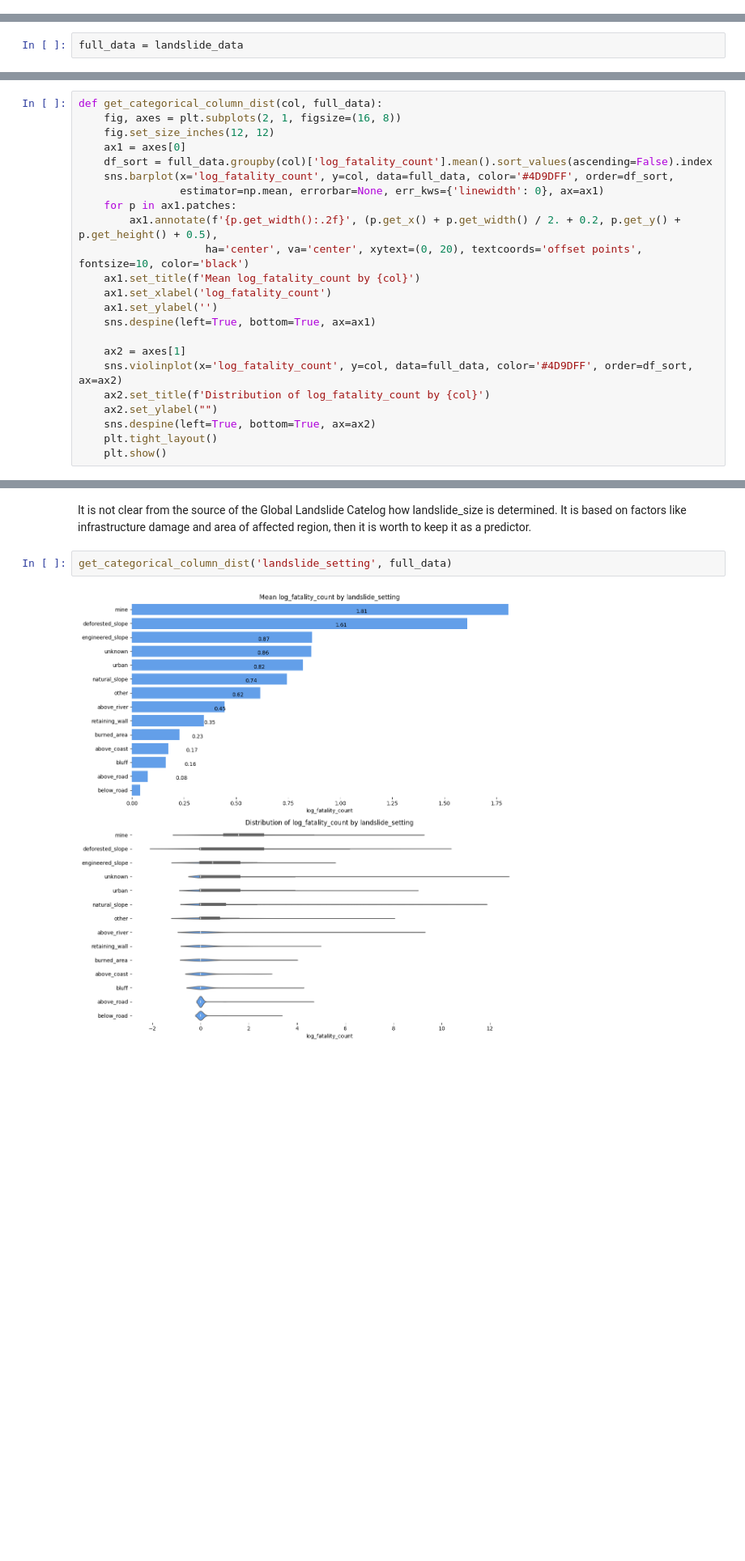
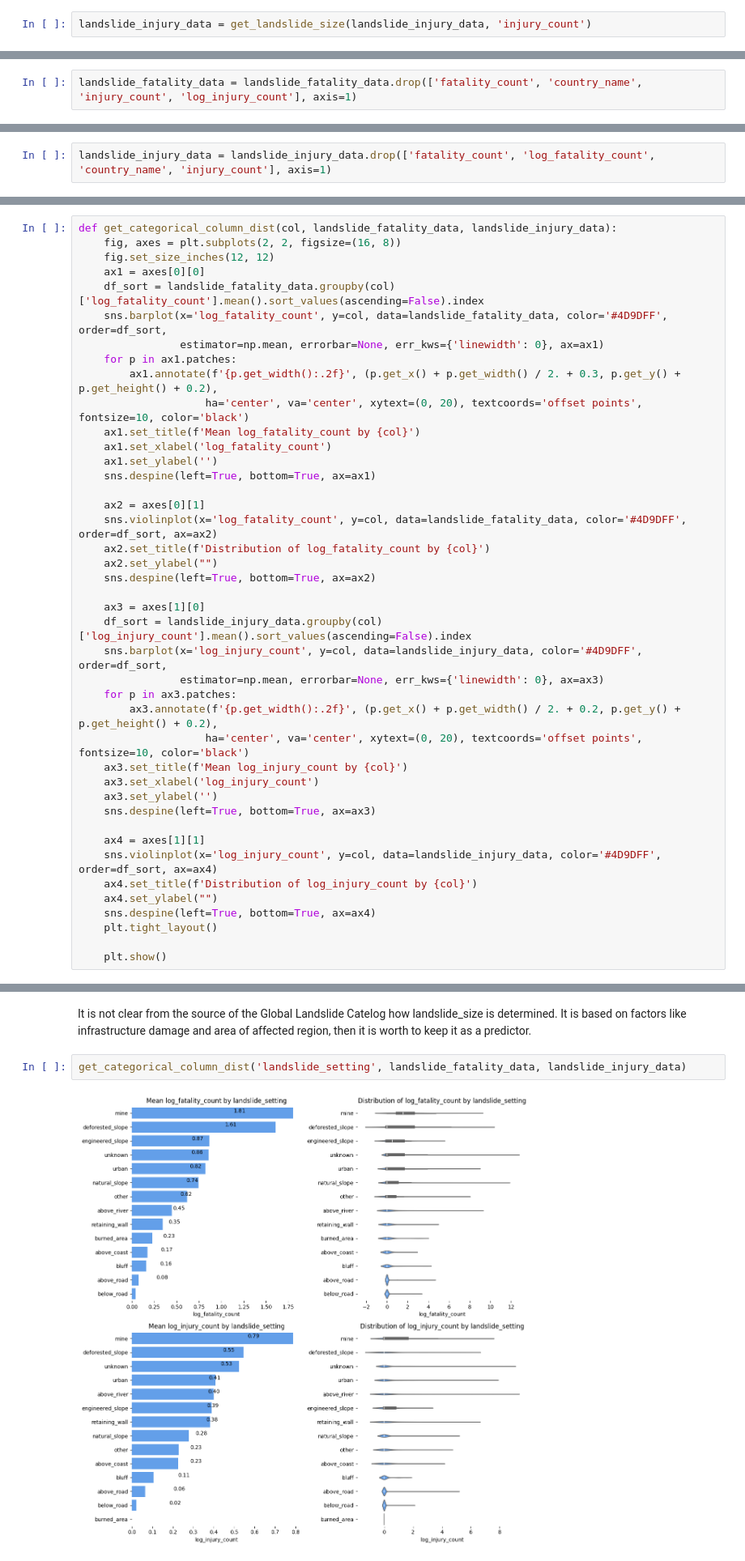
Before and after one commit to yuki172/global-landslide, a Jupyter notebook: main.ipynb, the cells around one changed output, grey strips where cells are left out. Shown at 81% size. Saved outputs shown, nothing was run; the diff lists cells and outputs as text; blank space fills up the shorter version.

```diff
--- a/main.ipynb
+++ b/main.ipynb
@@ -355,6 +336,8 @@ np.int64(0)
+# %%
+landslide_injury_data = get_landslide_size(landslide_injury_data, 'injury_count')
 # %% [markdown]
 <div style="font-size: 20px"><b>Final Data and Variables Selection</b></div>
 # %% [markdown]
 <div style="border: 1px solid lightgrey; width: 80%"></div>
 # %%
-full_data = landslide_data
+landslide_fatality_data = landslide_fatality_data.drop(['fatality_count', 'country_name', 'injury_count', 'log_injury_count'], axis=1)
@@ -379,0 +344,2 @@ Index(['year', 'hour', 'month', 'event_source', 'landslide_category',
+# %%
+landslide_injury_data = landslide_injury_data.drop(['fatality_count', 'log_fatality_count', 'country_name', 'injury_count'], axis=1)
@@ -444,26 +419,45 @@ None of the time variables seem to provide a lot of information on casualty, whi
 categorical_columns = ['event_source', 'landslide_category', 'landslide_trigger',
        'landslide_size', 'landslide_setting']
 # %%
-def get_categorical_column_dist(col, full_data):
-    fig, axes = plt.subplots(2, 1, figsize=(16, 8))
+def get_categorical_column_dist(col, landslide_fatality_data, landslide_injury_data):
+    fig, axes = plt.subplots(2, 2, figsize=(16, 8))
     fig.set_size_inches(12, 12)
-    ax1 = axes[0]
-    df_sort = full_data.groupby(col)['log_fatality_count'].mean().sort_values(ascending=False).index
-    sns.barplot(x='log_fatality_count', y=col, data=full_data, color='#4D9DFF', order=df_sort,
+    ax1 = axes[0][0]
+    df_sort = landslide_fatality_data.groupby(col)['log_fatality_count'].mean().sort_values(ascending=False).index
+    sns.barplot(x='log_fatality_count', y=col, data=landslide_fatality_data, color='#4D9DFF', order=df_sort,
                 estimator=np.mean, errorbar=None, err_kws={'linewidth': 0}, ax=ax1)
     for p in ax1.patches:
-        ax1.annotate(f'{p.get_width():.2f}', (p.get_x() + p.get_width() / 2. + 0.2, p.get_y() + p.get_height() + 0.5),
+        ax1.annotate(f'{p.get_width():.2f}', (p.get_x() + p.get_width() / 2. + 0.3, p.get_y() + p.get_height() + 0.2),
                     ha='center', va='center', xytext=(0, 20), textcoords='offset points', fontsize=10, color='black')
     ax1.set_title(f'Mean log_fatality_count by {col}')
     ax1.set_xlabel('log_fatality_count')
     ax1.set_ylabel('')
     sns.despine(left=True, bottom=True, ax=ax1)
 
-    ax2 = axes[1]
-    sns.violinplot(x='log_fatality_count', y=col, data=full_data, color='#4D9DFF', order=df_sort, ax=ax2)
+    ax2 = axes[0][1]
+    sns.violinplot(x='log_fatality_count', y=col, data=landslide_fatality_data, color='#4D9DFF', order=df_sort, ax=ax2)
     ax2.set_title(f'Distribution of log_fatality_count by {col}')
     ax2.set_ylabel("")
     sns.despine(left=True, bottom=True, ax=ax2)
+
+    ax3 = axes[1][0]
+    df_sort = landslide_injury_data.groupby(col)['log_injury_count'].mean().sort_values(ascending=False).index
+    sns.barplot(x='log_injury_count', y=col, data=landslide_injury_data, color='#4D9DFF', order=df_sort,
+                estimator=np.mean, errorbar=None, err_kws={'linewidth': 0}, ax=ax3)
+    for p in ax3.patches:
+        ax3.annotate(f'{p.get_width():.2f}', (p.get_x() + p.get_width() / 2. + 0.2, p.get_y() + p.get_height() + 0.2),
+                    ha='center', va='center', xytext=(0, 20), textcoords='offset points', fontsize=10, color='black')
+    ax3.set_title(f'Mean log_injury_count by {col}')
+    ax3.set_xlabel('log_injury_count')
+    ax3.set_ylabel('')
+    sns.despine(left=True, bottom=True, ax=ax3)
+
+    ax4 = axes[1][1]
+    sns.violinplot(x='log_injury_count', y=col, data=landslide_injury_data, color='#4D9DFF', order=df_sort, ax=ax4)
+    ax4.set_title(f'Distribution of log_injury_count by {col}')
+    ax4.set_ylabel("")
+    sns.despine(left=True, bottom=True, ax=ax4)
     plt.tight_layout()
+
     plt.show()
 # %%
@@ -481,9 +475,9 @@ get_categorical_column_dist('landslide_trigger', full_data)
 # %% [markdown]
 It is not clear from the source of the Global Landslide Catelog how landslide_size is determined. It is based on factors like infrastructure damage and area of affected region, then it is worth to keep it as a predictor.
 # %%
-get_categorical_column_dist('landslide_setting', full_data)
+get_categorical_column_dist('landslide_setting', landslide_fatality_data, landslide_injury_data)
 # %% [output]
-[figure, old version]
+[figure, new version]
 # %% [markdown]
 Among the different settings, mine and deforested_slope are associated with much higher fatality_count
 # %% [markdown]
```
Also changed, not shown: parts of 79 cells of this notebook.
